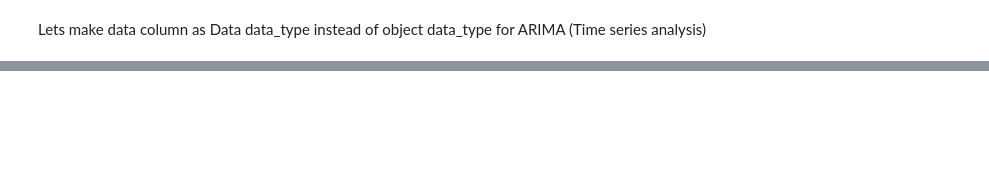
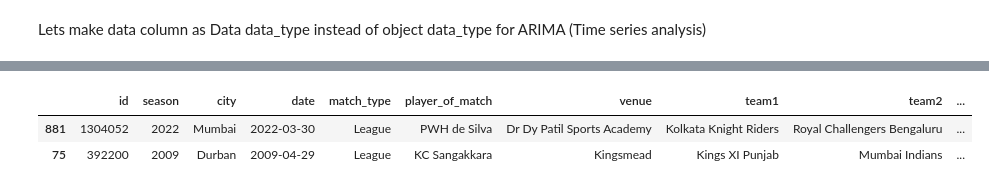
Before and after one commit to Maddox24425/Summer-Training, a Jupyter notebook: Day_12/Day_12.ipynb, the cells around one changed output, grey strips where cells are left out. Saved outputs shown, nothing was run; the diff lists cells and outputs as text; code cells hidden in the pictures; blank space fills up the shorter version.

```diff
--- a/Day_12/Day_12.ipynb
+++ b/Day_12/Day_12.ipynb
@@ -171,0 +540,6 @@ plt.show
+# %%
+df_matches.sample(2)
+# %% [output]
+|  | id | season | city | date | match_type | player_of_match | venue | team1 | team2 | ... |
+| 881 | 1304052 | 2022 | Mumbai | 2022-03-30 | League | PWH de Silva | Dr Dy Patil Sports Academy | Kolkata Knight Riders | Royal Challengers Bengaluru | ... |
+| 75 | 392200 | 2009 | Durban | 2009-04-29 | League | KC Sangakkara | Kingsmead | Kings XI Punjab | Mumbai Indians | ... |
```
Also changed, not shown: parts of 37 cells of this notebook.
